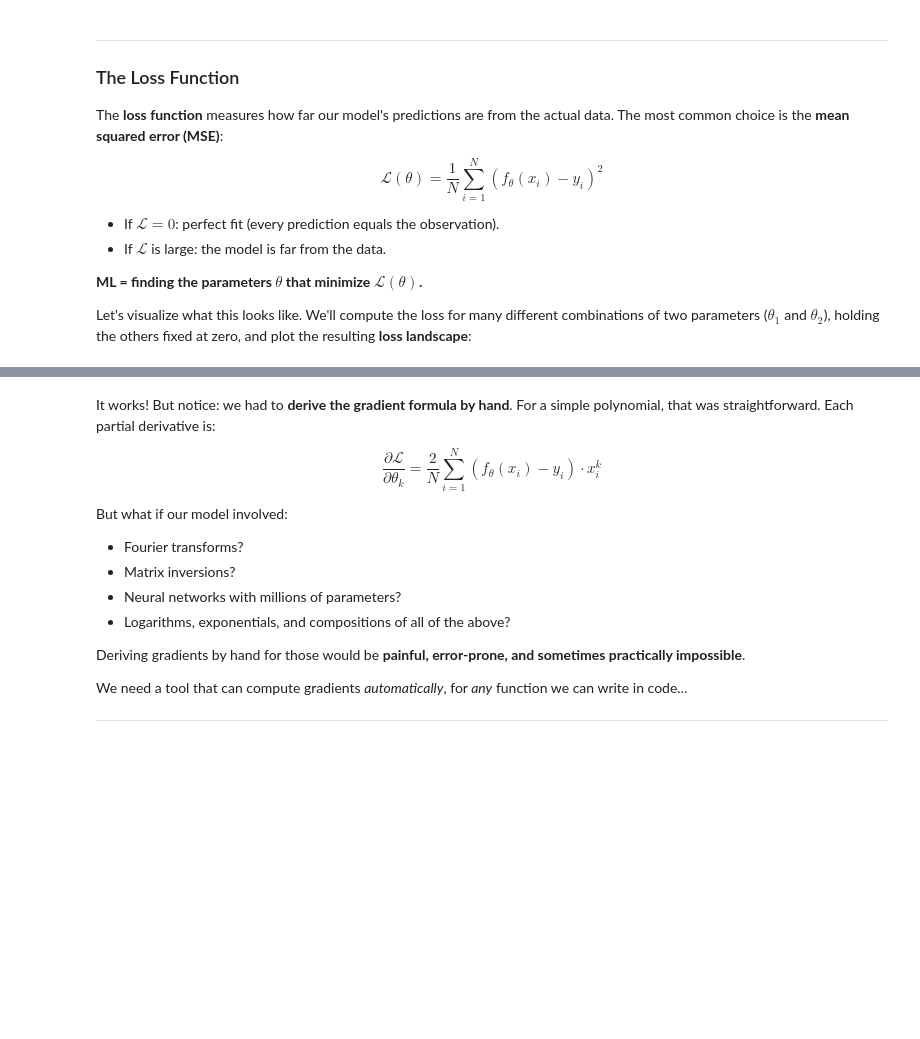
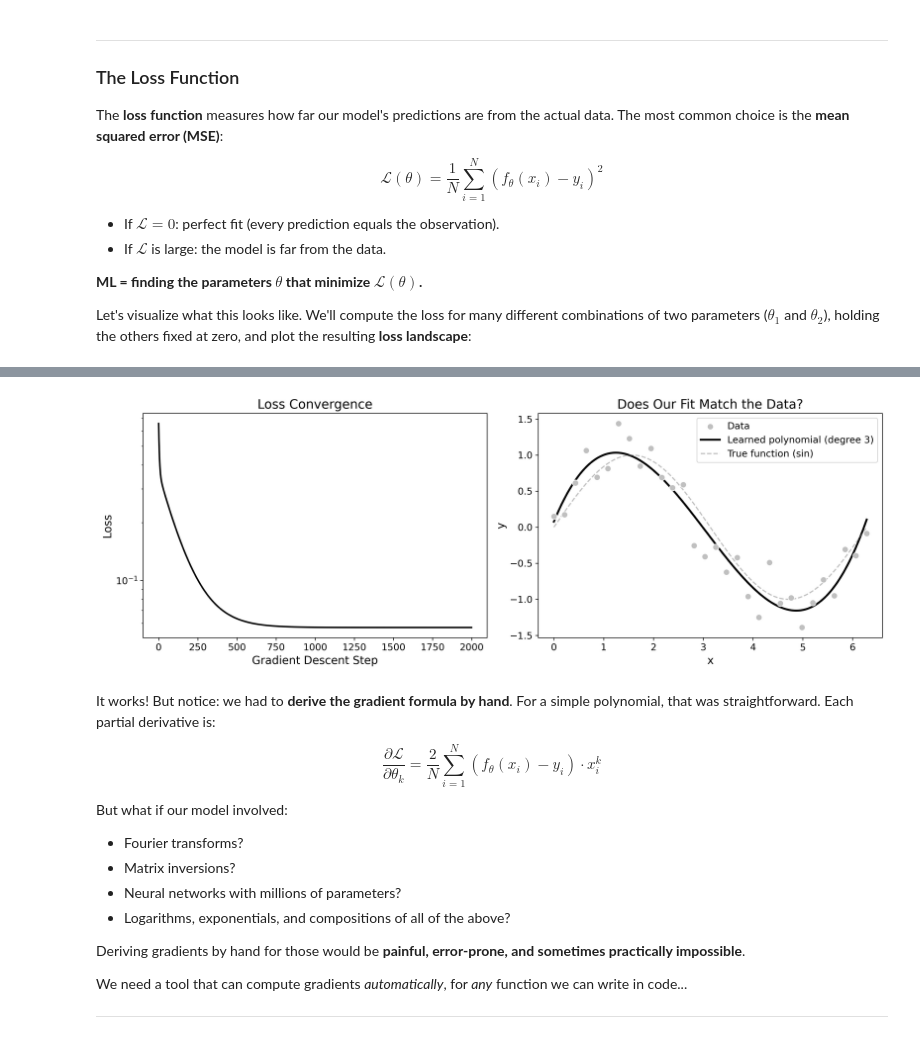
Before and after one commit to CITA/CTA200H, a Jupyter notebook: lectures/machine_learning/01_machine_learning.ipynb, the cells around one changed output, grey strips where cells are left out. Drawn from its saved outputs; the diff is of its cells as text; code cells hidden in the pictures; blank space fills up the shorter version.

```diff
--- a/lectures/machine_learning/01_machine_learning.ipynb
+++ b/lectures/machine_learning/01_machine_learning.ipynb
@@ -189,22 +171,26 @@ Let's try this by hand for our polynomial. For a polynomial model, we *can* comp
 def mse_gradient_manual(params, x, y):
     """Manually computed gradient of the MSE loss for a polynomial model."""
     pred = polynomial_predict(params, x)
-    residual = pred - y                   # shape (N,)
+    residual = pred - y
     N = len(x)
     grad = np.zeros_like(params)
     for i in range(len(params)):
         grad[i] = (2.0 / N) * np.sum(residual * x**i)
     return grad
 
+# Important: normalize x to [-1, 1] so that x^k stays manageable
+# (without this, x^3 ~ 248 and the gradients blow up)
+x_norm = 2 * (x_data - x_data.min()) / (x_data.max() - x_data.min()) - 1
+
 # Gradient descent
-params = np.zeros(4)          # start at the origin
-lr = 1e-4                     # learning rate
+params = np.zeros(4)
+lr = 0.1
 losses_manual = []
 
 for step in range(2000):
-    loss_val = mse_loss_np(params, x_data, y_data)
+    loss_val = mse_loss_np(params, x_norm, y_data)
     losses_manual.append(loss_val)
-    grad = mse_gradient_manual(params, x_data, y_data)
+    grad = mse_gradient_manual(params, x_norm, y_data)
     params = params - lr * grad
 
 print(f"Final loss: {losses_manual[-1]:.6f}")
@@ -215,3 +201,37 @@ Learned parameters: [ 0.09290074  0.05572741 -0.07241677  0.00652878]
+# %%
+# Did it work? Let's see the fit and the loss curve.
+
+fig, axes = plt.subplots(1, 2, figsize=(14, 5))
+
+# Left: loss over time — is it going down?
+axes[0].plot(losses_manual, color='k', linewidth=2)
+axes[0].set_xlabel('Gradient Descent Step', fontsize=14)
+axes[0].set_ylabel('Loss', fontsize=14)
+axes[0].set_title('Loss Convergence', fontsize=16)
+axes[0].set_yscale('log')
+axes[0].tick_params(labelsize=12)
+
+# Right: data + the learned polynomial (evaluate on normalized x, plot on original x)
+x_smooth = np.linspace(0, 2*np.pi, 200)
+x_smooth_norm = 2 * (x_smooth - x_data.min()) / (x_data.max() - x_data.min()) - 1
+y_fit_manual = polynomial_predict(params, x_smooth_norm)
+
+axes[1].scatter(x_data, y_data, color='silver', s=60, edgecolors='white',
+               linewidth=0.8, zorder=5, label='Data')
+axes[1].plot(x_smooth, y_fit_manual, color='k', linewidth=2.5,
+            label='Learned polynomial (degree 3)')
+axes[1].plot(x_smooth, np.sin(x_smooth), color='gray', linewidth=1.5,
+            linestyle='--', alpha=0.5, label='True function (sin)')
+axes[1].set_xlabel('x', fontsize=14)
+axes[1].set_ylabel('y', fontsize=14)
+axes[1].set_title('Does Our Fit Match the Data?', fontsize=16)
+axes[1].legend(fontsize=12)
+axes[1].tick_params(labelsize=12)
+
+fig.tight_layout()
+plt.show()
+# %% [output]
+[figure, added]
 # %% [markdown]
 It works! But notice: we had to **derive the gradient formula by hand**. For a simple polynomial, that was straightforward. Each partial derivative is:
 
```
Also changed, not shown: parts of 25 cells of this notebook.
